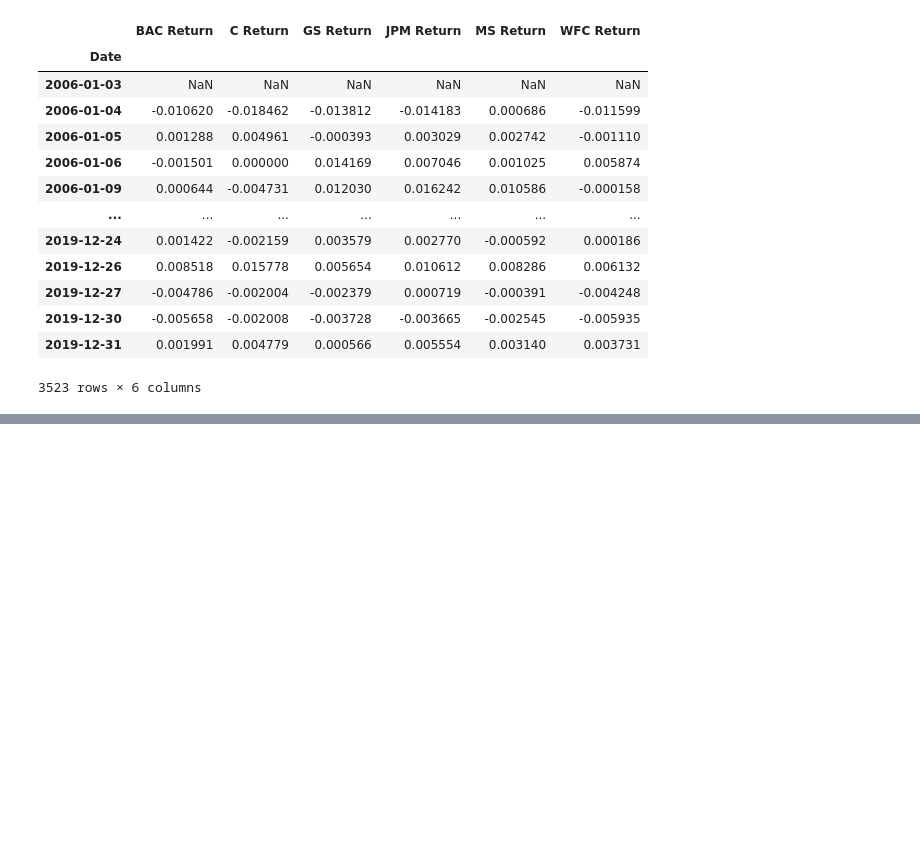
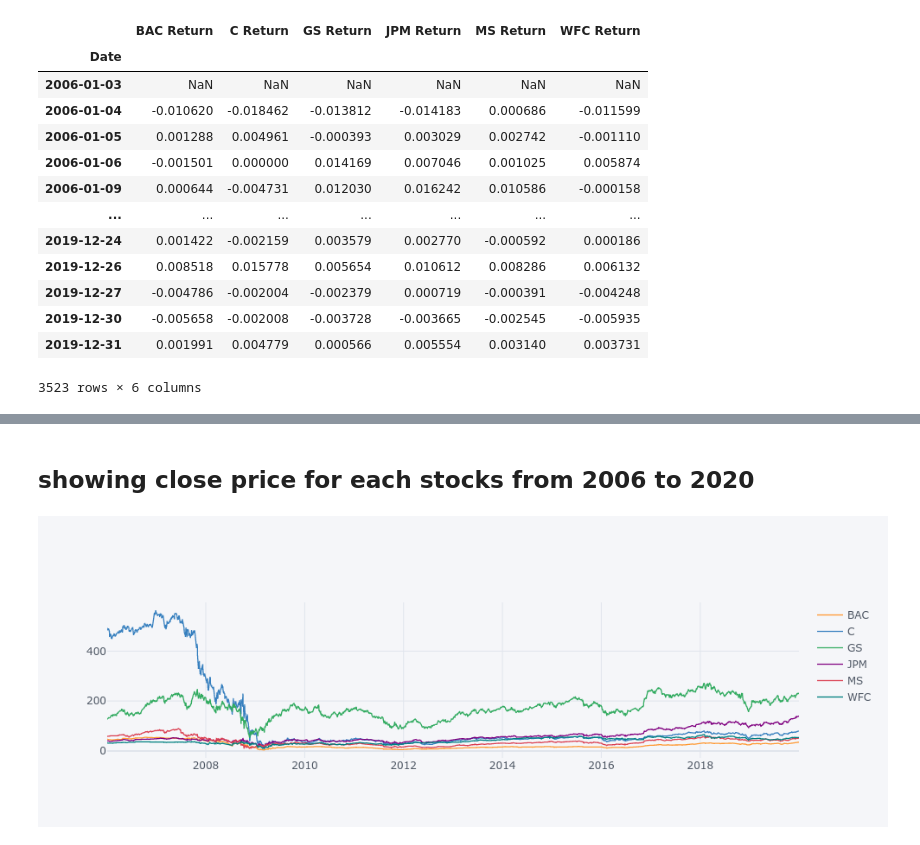
Before and after one commit to PIETRO-ing/finance_project, a Jupyter notebook: finance_project.ipynb, the cells around one changed output, grey strips where cells are left out. Cells and saved outputs as stored; diff of their text form; code cells hidden in the pictures; blank space fills up the shorter version.

```diff
--- a/finance_project.ipynb
+++ b/finance_project.ipynb
@@ -244,0 +340,6 @@ returns
+# %% [markdown]
+## showing close price for each stocks from 2006 to 2020
+# %%
+bank_stocks.xs(key='Close', axis=1, level='Stock Info').iplot()
+# %% [output]
+[figure, added]
```
Also changed, not shown: parts of 23 cells of this notebook.
